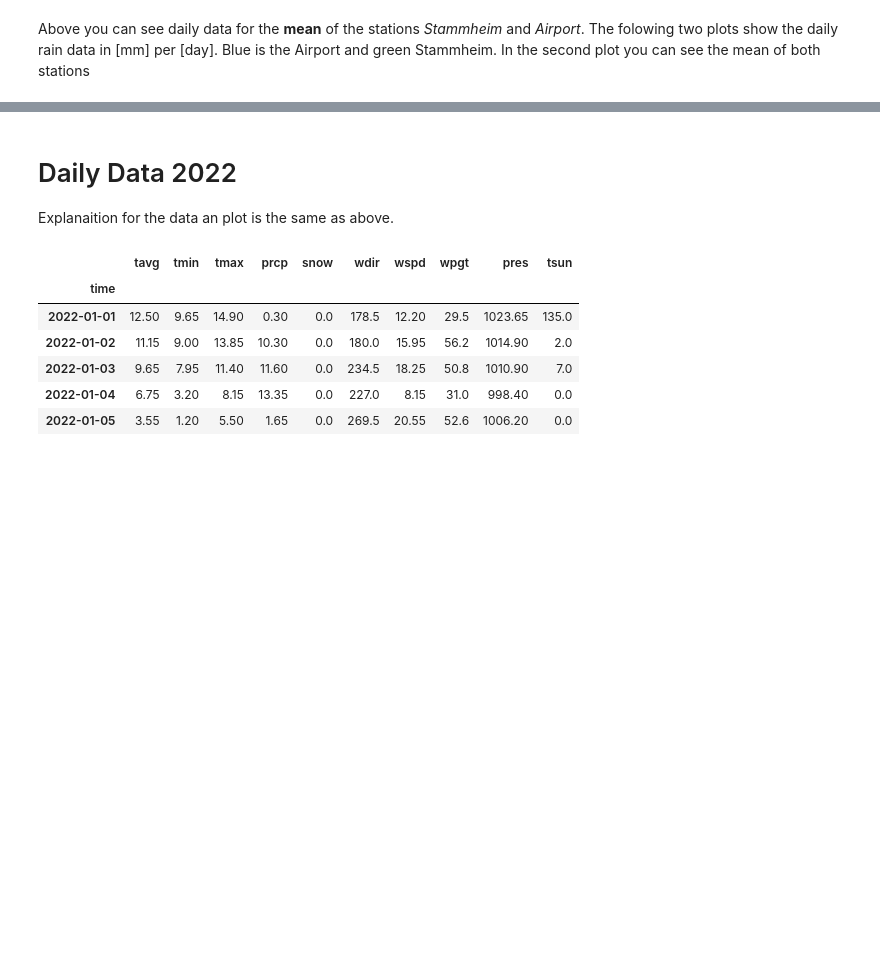
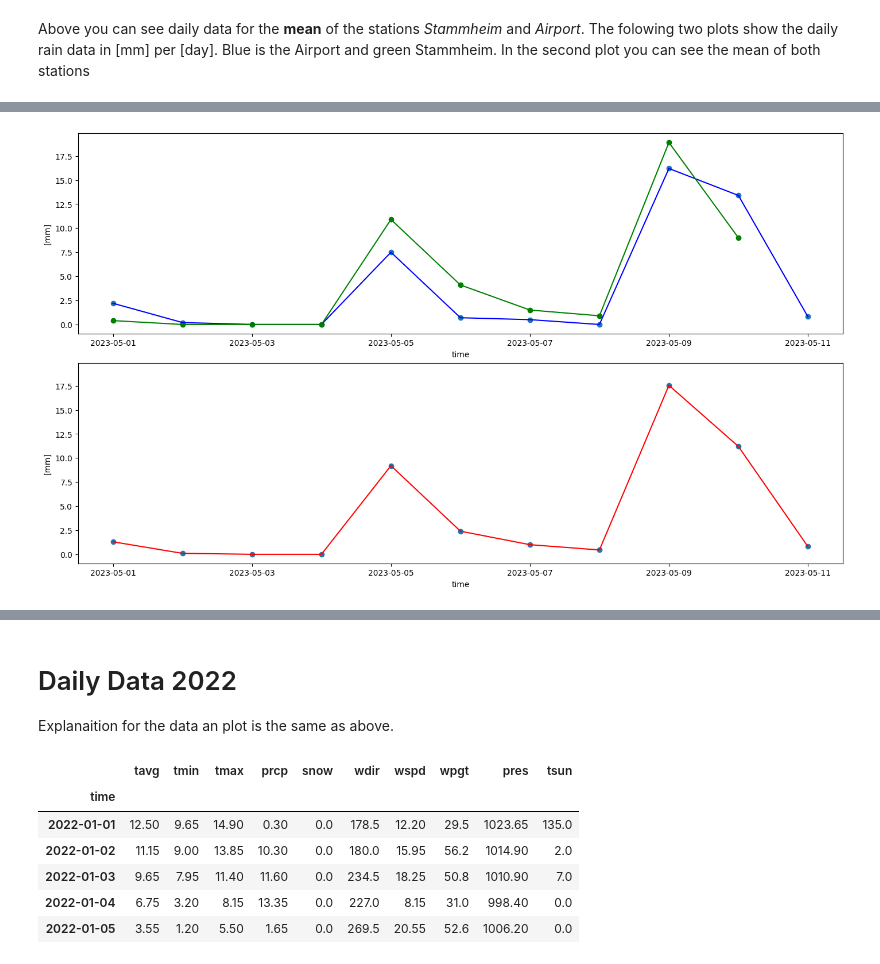
Before and after one commit to JonasLeininger/cologne-percipitation, a Jupyter notebook: cologne_percipitation/notebooks/weather_cologne.ipynb, the cells around one changed output, grey strips where cells are left out. Saved outputs shown, nothing was run; the diff lists cells and outputs as text; code cells hidden in the pictures; blank space fills up the shorter version.

Commit message:
add may data

```diff
--- a/cologne_percipitation/notebooks/weather_cologne.ipynb
+++ b/cologne_percipitation/notebooks/weather_cologne.ipynb
@@ -75,0 +78,5 @@ plot_2station_percipitation_per_day(stammheim, airport)
+# %%
+start = datetime(2023, 5, 1)
+end = datetime.now()
+airport, stammheim, mean = twoWeatherStations.get_data_in_time_interval(start, end)
+mean.tail()
@@ -75,0 +91,4 @@ plot_2station_percipitation_per_day(stammheim, airport)
+# %%
+plot_2station_percipitation_per_day(stammheim, airport)
+# %% [output]
+[figure, added]
```
Also changed, not shown: parts of 5 cells of this notebook, 5 other files.
